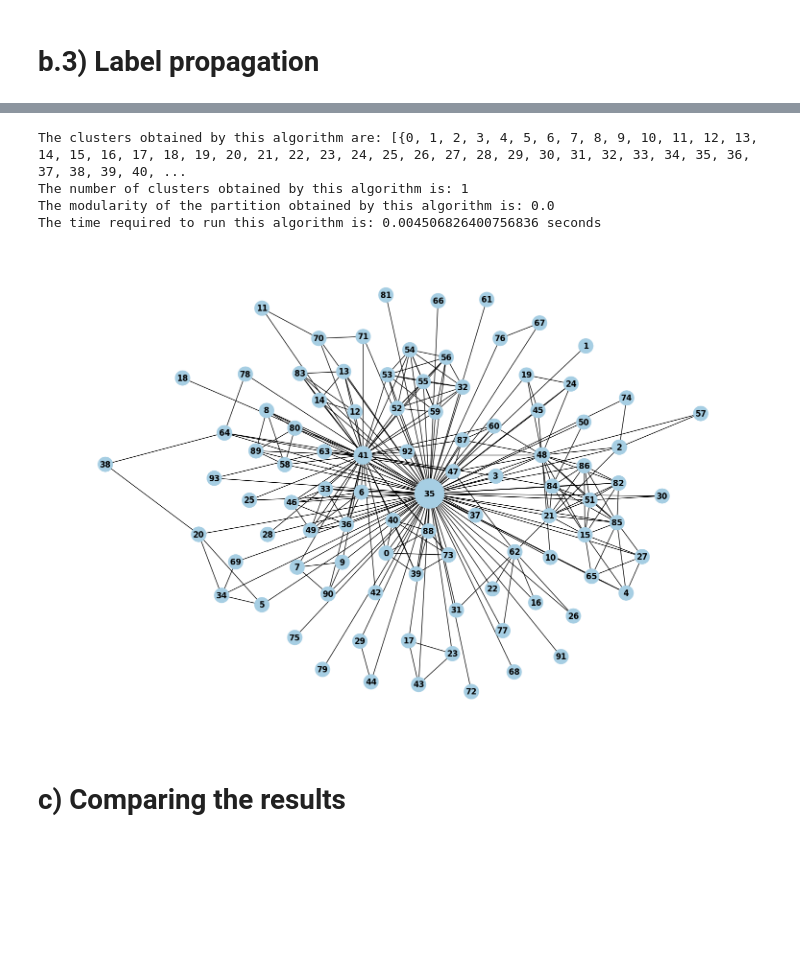
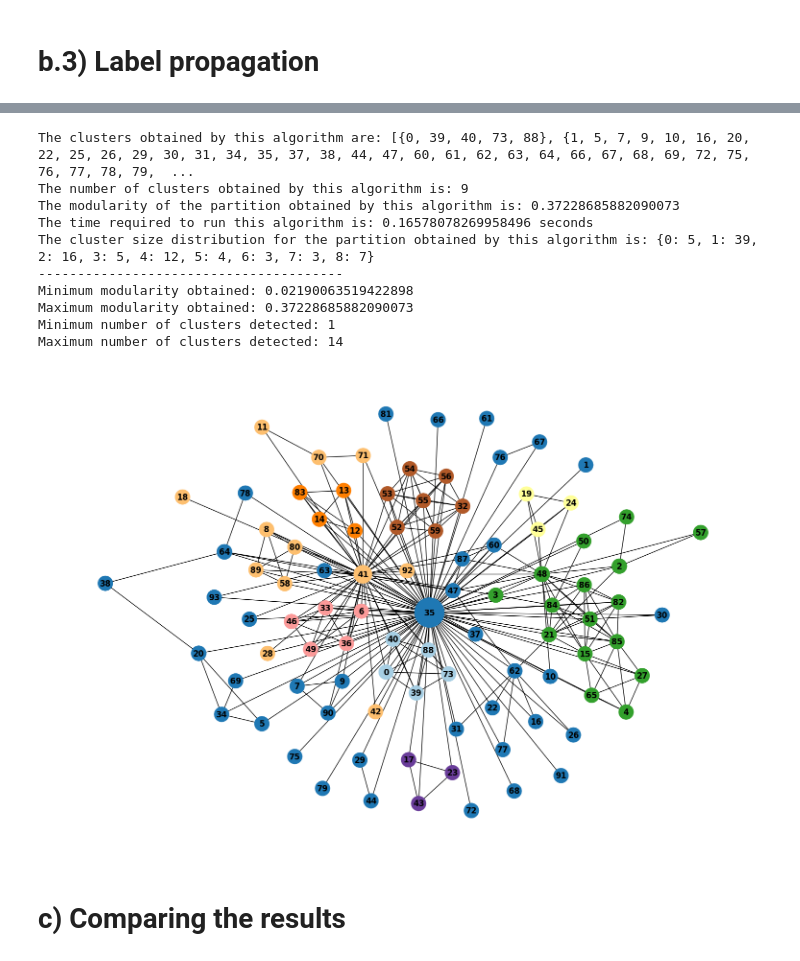
Before and after one commit to Dadd0/social-network-analysis-forrest-gump, a Jupyter notebook: forrest_gump.ipynb, the cells around one changed output, grey strips where cells are left out. Cells and saved outputs as stored; diff of their text form; code cells hidden in the pictures; blank space fills up the shorter version.

Commit message:
Week 6 Label propagation fixed

```diff
--- a/forrest_gump.ipynb
+++ b/forrest_gump.ipynb
@@ -547,13 +565,17 @@ print(f"The clusters obtained by this algorithm are: {partition_bridge_removal}"
 print(f"The number of clusters obtained by this algorithm is: {len(partition_bridge_removal)}")
 print(f"The modularity of the partition obtained by this algorithm is: {modularity_bridge_removal}")
 print(f"The time required to run this algorithm is: {time_bridge_removal} seconds")
+print(f"The cluster size distribution for the partition obtained by this algorithm is: {cluster_size_distribution(partition_bridge_removal)}")
 
 # Plotting the graph with the clusters obtained by the Girvan-Newman algorithm
 
 plt.figure(figsize=(15, 10))
 
-node_community = {node: i for i, cluster in enumerate(partition_bridge_removal) for node in cluster} # Extract the community membership for each node in the graph
-node_colors = [node_community[node]*10 for node in G.nodes()]
+partition_map_bridge_removal = {} # dictionary to store the cluster to which each node belongs
+for index, cluster in enumerate(partition_bridge_removal):
+    for node in cluster:
+        partition_map_bridge_removal[node] = index
+node_colors = [partition_map_bridge_removal[node] for node in G.nodes()]
 
 nx.draw(G, node_size = nodes_df['size'], pos = pos, node_color=node_colors, with_labels=True, font_weight='bold', cmap=plt.cm.Paired)
 plt.show()
@@ -577,13 +600,15 @@ print(f"The clusters obtained by this algorithm are: {partition_modularity_optim
 print(f"The number of clusters obtained by this algorithm is: {len(partition_modularity_optimization)}")
 print(f"The modularity of the partition obtained by this algorithm is: {modularity_modularity_optimization}")
 print(f"The time required to run this algorithm is: {time_modularity_optimization} seconds")
+print(f"The cluster size distribution for the partition obtained by this algorithm is: {cluster_size_distribution(partition_modularity_optimization)}")
 
 plt.figure(figsize=(15, 10))
 
-node_community = {node: i for i, cluster in enumerate(partition_modularity_optimization) for node in cluster}
-
-# Extract the community membership for each node in the graph
-node_colors = [node_community[node] for node in G.nodes()]
+partition_map_modularity_optimization = {} # dictionary to store the cluster to which each node belongs
+for index, cluster in enumerate(partition_bridge_removal):
+    for node in cluster:
+        partition_map_bridge_removal[node] = index
+node_colors = [partition_map_bridge_removal[node] for node in G.nodes()]
 
 # Draw nodes and edges
 nx.draw(G, node_size = nodes_df['size'], pos = pos, node_color=node_colors, with_labels=True, font_weight='bold', cmap=plt.cm.Paired)
@@ -601,32 +629,65 @@ The time required to run this algorithm is: 0.02168440818786621 seconds
 # %%
 start_time = time.time()
-label_propagation_communities = list(nx.community.label_propagation_communities(G))
+max_modularity = 0
+min_modularity = 1
+max_number_of_clusters = 1
+min_number_of_clusters = 1
+best_partition = []
+for a in range(100):
+    label_propagation_communities = list(nx.community.asyn_lpa_communities(G))
+    modularity = nx.community.quality.modularity(G, label_propagation_communities)
+    number_of_clusters = len(label_propagation_communities)
+    if modularity > max_modularity:
+        max_modularity = modularity
+        best_partition = label_propagation_communities
+        number_of_clusters_best_partition = number_of_clusters
+    if modularity < min_modularity:
+        min_modularity = modularity
+    if number_of_clusters > max_number_of_clusters:
+        max_number_of_clusters = number_of_clusters
+    if number_of_clusters < min_number_of_clusters:
+        min_number_of_clusters = number_of_clusters
 end_time = time.time()
 time_label_propagation = end_time - start_time
-modularity_label_propagation = nx.community.quality.modularity(G, label_propagation_communities)
+label_propagation_communities = best_partition
+modularity_label_propagation = max_modularity
 print(f"The clusters obtained by this algorithm are: {label_propagation_communities}")
 print(f"The number of clusters obtained by this algorithm is: {len(label_propagation_communities)}")
 print(f"The modularity of the partition obtained by this algorithm is: {modularity_label_propagation}")
 print(f"The time required to run this algorithm is: {time_label_propagation} seconds")
+print(f"The cluster size distribution for the partition obtained by this algorithm is: {cluster_size_distribution(label_propagation_communities)}")
+print("---------------------------------------")
+print(f"Minimum modularity obtained: {min_modularity}")
+print(f"Maximum modularity obtained: {max_modularity}")
+print(f"Minimum number of clusters detected: {min_number_of_clusters}")
+print(f"Maximum number of clusters detected: {max_number_of_clusters}")
+
 
 plt.figure(figsize=(15, 10))
 
-node_community = {node: i for i, cluster in enumerate(label_propagation_communities) for node in cluster}
-
-# Extract the community membership for each node in the graph
-node_colors = [node_community[node] for node in G.nodes()]
+partition_map_label_propagation = {} # dictionary to store the cluster to which each node belongs
+for index, cluster in enumerate(label_propagation_communities):
+    for node in cluster:
+        partition_map_bridge_removal[node] = index
+node_colors = [partition_map_bridge_removal[node] for node in G.nodes()]
 
 # Draw nodes and edges
 nx.draw(G, node_size = nodes_df['size'], pos = pos, node_color=node_colors, with_labels=True, font_weight='bold', cmap=plt.cm.Paired)
 
 # Show the plot
 plt.show()
 # %% [output]
-The clusters obtained by this algorithm are: [{0, 1, 2, 3, 4, 5, 6, 7, 8, 9, 10, 11, 12, 13, 14, 15, 16, 17, 18, 19, 20, 21, 22, 23, 24, 25, 26, 27, 28, 29, 30, 31, 32, 33, 34, 35, 36, 37, 38, 39, 40, ...
-The number of clusters obtained by this algorithm is: 1
-The modularity of the partition obtained by this algorithm is: 0.0
-The time required to run this algorithm is: 0.004506826400756836 seconds
+The clusters obtained by this algorithm are: [{0, 39, 40, 73, 88}, {1, 5, 7, 9, 10, 16, 20, 22, 25, 26, 29, 30, 31, 34, 35, 37, 38, 44, 47, 60, 61, 62, 63, 64, 66, 67, 68, 69, 72, 75, 76, 77, 78, 79,  ...
+The number of clusters obtained by this algorithm is: 9
+The modularity of the partition obtained by this algorithm is: 0.37228685882090073
+The time required to run this algorithm is: 0.16578078269958496 seconds
+The cluster size distribution for the partition obtained by this algorithm is: {0: 5, 1: 39, 2: 16, 3: 5, 4: 12, 5: 4, 6: 3, 7: 3, 8: 7}
+---------------------------------------
+Minimum modularity obtained: 0.02190063519422898
+Maximum modularity obtained: 0.37228685882090073
+Minimum number of clusters detected: 1
+Maximum number of clusters detected: 14
-[figure, old version]
+[figure, new version]
 # %% [markdown]
 # c) Comparing the results
 # %%
```
Also changed, not shown: parts of 17 cells of this notebook.
